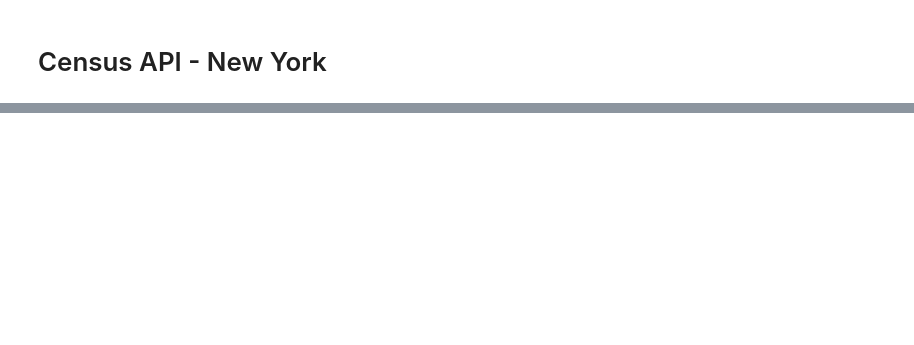
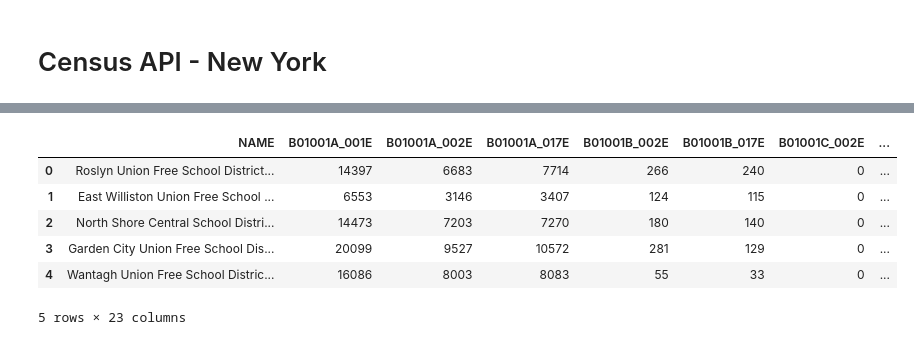
Before and after one commit to pylinet/USCensus, a Jupyter notebook: USCensusNYData-Test.ipynb, the cells around one changed output, grey strips where cells are left out. Cells and saved outputs as stored; diff of their text form; code cells hidden in the pictures; blank space fills up the shorter version.

```diff
--- a/USCensusNYData-Test.ipynb
+++ b/USCensusNYData-Test.ipynb
@@ -67,0 +157,11 @@ test
+# %%
+test = cen.dfColDataToInt(dfPop,popDF,'name')
+test.head()
+# %% [output]
+|  | NAME | B01001A_001E | B01001A_002E | B01001A_017E | B01001B_002E | B01001B_017E | B01001C_002E | ... |
+| 0 | Roslyn Union Free School District... | 14397 | 6683 | 7714 | 266 | 240 | 0 | ... |
+| 1 | East Williston Union Free School ... | 6553 | 3146 | 3407 | 124 | 115 | 0 | ... |
+| 2 | North Shore Central School Distri... | 14473 | 7203 | 7270 | 180 | 140 | 0 | ... |
+| 3 | Garden City Union Free School Dis... | 20099 | 9527 | 10572 | 281 | 129 | 0 | ... |
+| 4 | Wantagh Union Free School Distric... | 16086 | 8003 | 8083 | 55 | 33 | 0 | ... |
+5 rows × 23 columns
```
Also changed, not shown: parts of 12 cells of this notebook, 1 other file.
